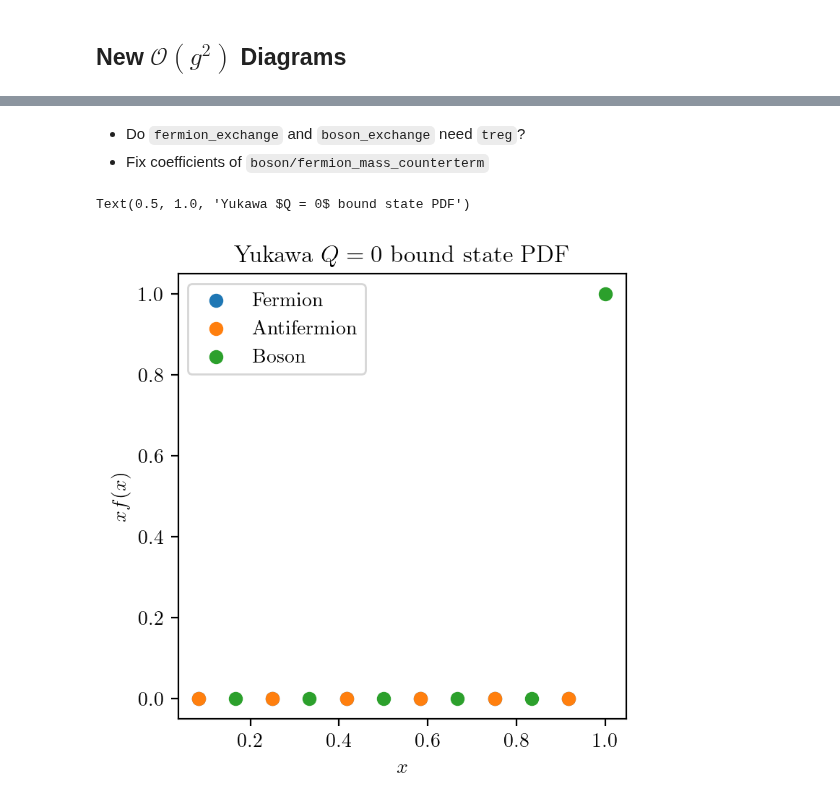
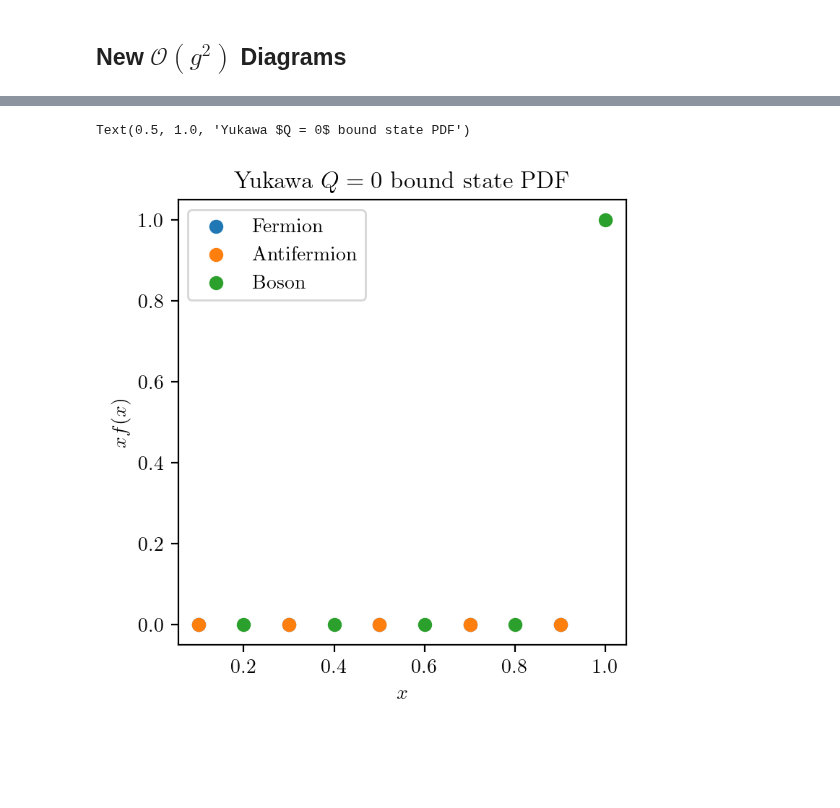
Before and after one commit to cgustin99/OpenParticle, a Jupyter notebook: models/Yukawa/yukawa.ipynb, the cells around one changed output, grey strips where cells are left out. Saved outputs shown, nothing was run; the diff lists cells and outputs as text; code cells hidden in the pictures; blank space fills up the shorter version.

```diff
--- a/models/Yukawa/yukawa.ipynb
+++ b/models/Yukawa/yukawa.ipynb
@@ -250,10 +252,7 @@ plt.show()
-# %% [markdown]
-- Do `fermion_exchange` and `boson_exchange` need `treg`?
-- Fix coefficients of `boson/fermion_mass_counterterm`
 # %%
-res = 6
-t = 0.2
-treg = 0.01
+res = 5
+t = 0.01
+treg = 0
 mf = 1
 mb = 0.1
 g = 1
@@ -265,31 +264,31 @@ basis = impose_baryon_number(res = res, basis = basis, baryon_number=baryon_numb
 K_matrix = generate_matrix(ham, basis)
 
 vals, vecs = np.linalg.eigh(K_matrix)
 psi = numpy_to_fock(vecs[:, 0], basis)
 max_weight, _ = max_fock_weight(psi)
 
 fermion_pdf = pdf(res, psi, 'fermion')
 antifermion_pdf = pdf(res, psi, 'antifermion')
 boson_pdf = pdf(res, psi, 'boson')
 
 x_fermion = np.array([k/res for k in np.arange(1/2, res, 1)])
 x_boson = np.array([k/res for k in np.arange(1, res + 1, 1)])
 
 
 plt.figure(figsize = (4, 4), dpi = 200)
 
 if np.allclose(fermion_pdf, antifermion_pdf):
     plt.scatter(x_fermion, x_fermion * np.real(fermion_pdf), label = f'Fermion/Antifermion')
 
 else:
     plt.scatter(x_fermion, x_fermion * np.real(fermion_pdf), label = f'Fermion')
     plt.scatter(x_fermion, x_fermion * np.real(antifermion_pdf), label = f'Antifermion')
 plt.scatter(x_boson, x_boson * np.real(boson_pdf), label = f'Boson')
 # plt.scatter([], [], color = 'white', label = f'{max_weight}')
 plt.legend()
 plt.xlabel(f'$x$')
 plt.ylabel(f'$xf(x)$')
 plt.title(f"Yukawa $Q = {baryon_number}$ bound state PDF")
 # %% [output]
 Text(0.5, 1.0, 'Yukawa $Q = 0$ bound state PDF')
-[figure, old version]
+[figure, new version]
```
Also changed, not shown: parts of 3 cells of this notebook, 2 other files.
